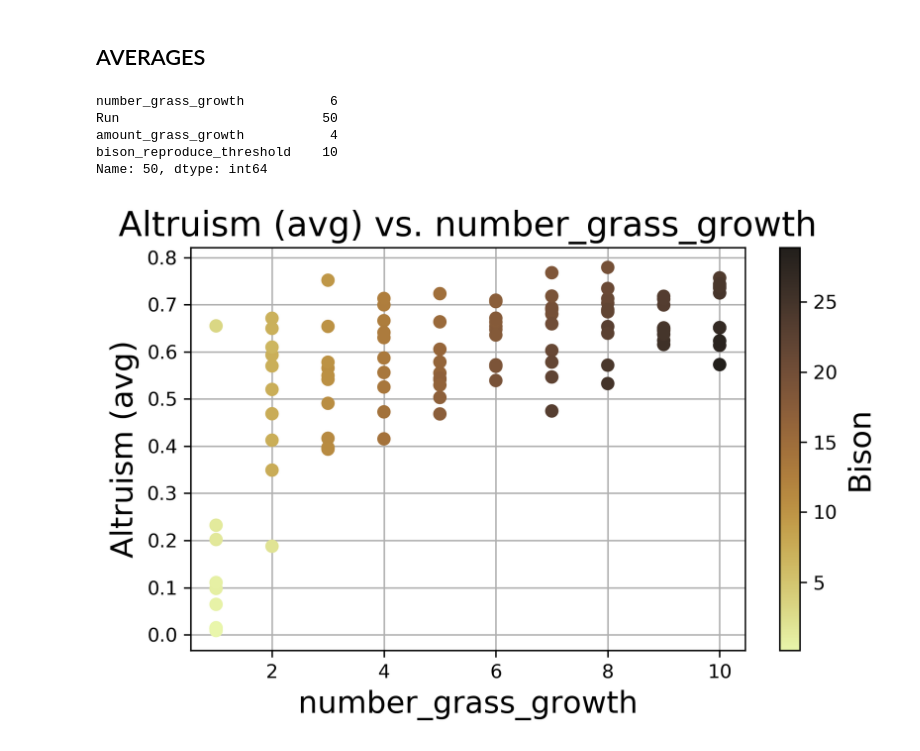
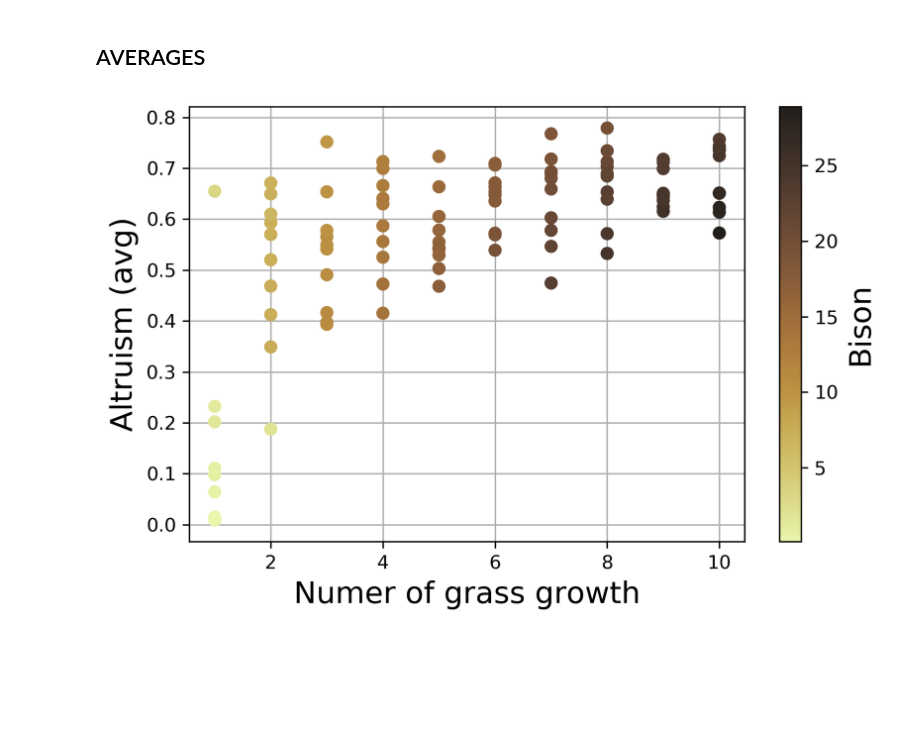
Before and after one commit to jurrew27/abm-project, a Jupyter notebook: Results_Visualisation.ipynb, the cells around one changed output. Saved outputs shown, nothing was run; the diff lists cells and outputs as text; code cells hidden in the pictures; blank space fills up the shorter version.

```diff
--- a/Results_Visualisation.ipynb
+++ b/Results_Visualisation.ipynb
@@ -150,32 +170,8 @@ Name: 49, dtype: int64
 ## AVERAGES
 # %%
 avg_per_run = results.mean(axis=0, level=0)
-avg_per_run['number_grass_growth'] = params['number_grass_growth']
+avg_per_run['Numer of grass growth'] = params['number_grass_growth']
 data_names = list(avg_per_run.columns)
+plot_scatter_avg(params, avg_per_run, 5, 3, 1, save_fig=False)
+# %% [output]
+[figure, added]
-# %%
-vx = 5; vy = 3; vc = 1 # 1=Bison , 2=Grass, 3=Average ALtruism, 4 SD altruism # 5 Grass growth
-# colormap = 'RdYlGn'
-colormap = cmocean.cm.turbid
-
-x = avg_per_run[data_names[vx-1]].loc[t0:t1]
-y = avg_per_run[data_names[vy-1]].loc[t0:t1]
-c = avg_per_run[data_names[vc-1]].loc[t0:t1]
-
-plt.grid()
-plt.scatter(x, y, c=c, cmap=colormap, zorder=10)
-plt.title(f'{data_names[vy-1]} vs. {data_names[vx-1]}')
-plt.xlabel(data_names[vx-1])
-plt.ylabel(data_names[vy-1])
-cbar = plt.colorbar()
-cbar.set_label(data_names[vc-1])
-plt.tight_layout()
-plt.savefig('Plots\Test_Scatter.png')
-print(params.loc[exp_num])
-plt.show()
-# %% [output]
-number_grass_growth           6
-Run                          50
-amount_grass_growth           4
-bison_reproduce_threshold    10
-Name: 50, dtype: int64
-[figure, removed]
```
Also changed, not shown: parts of 14 cells of this notebook.
